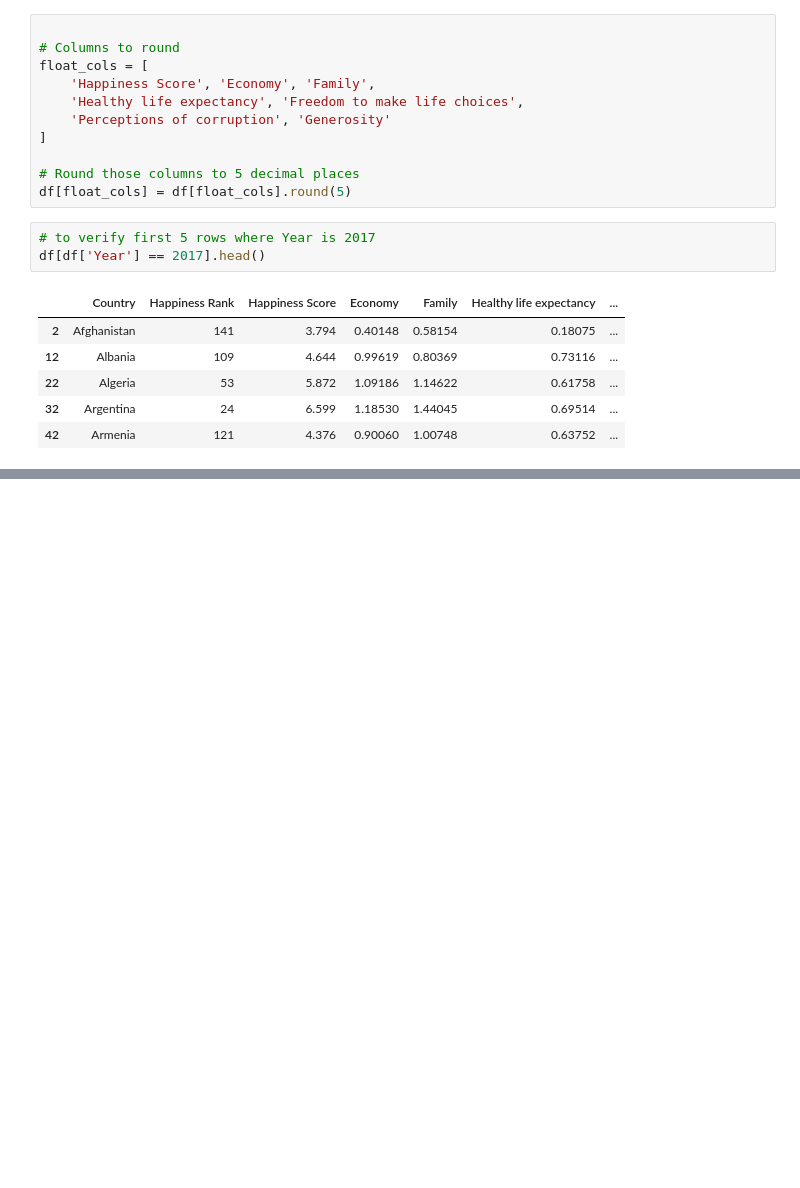
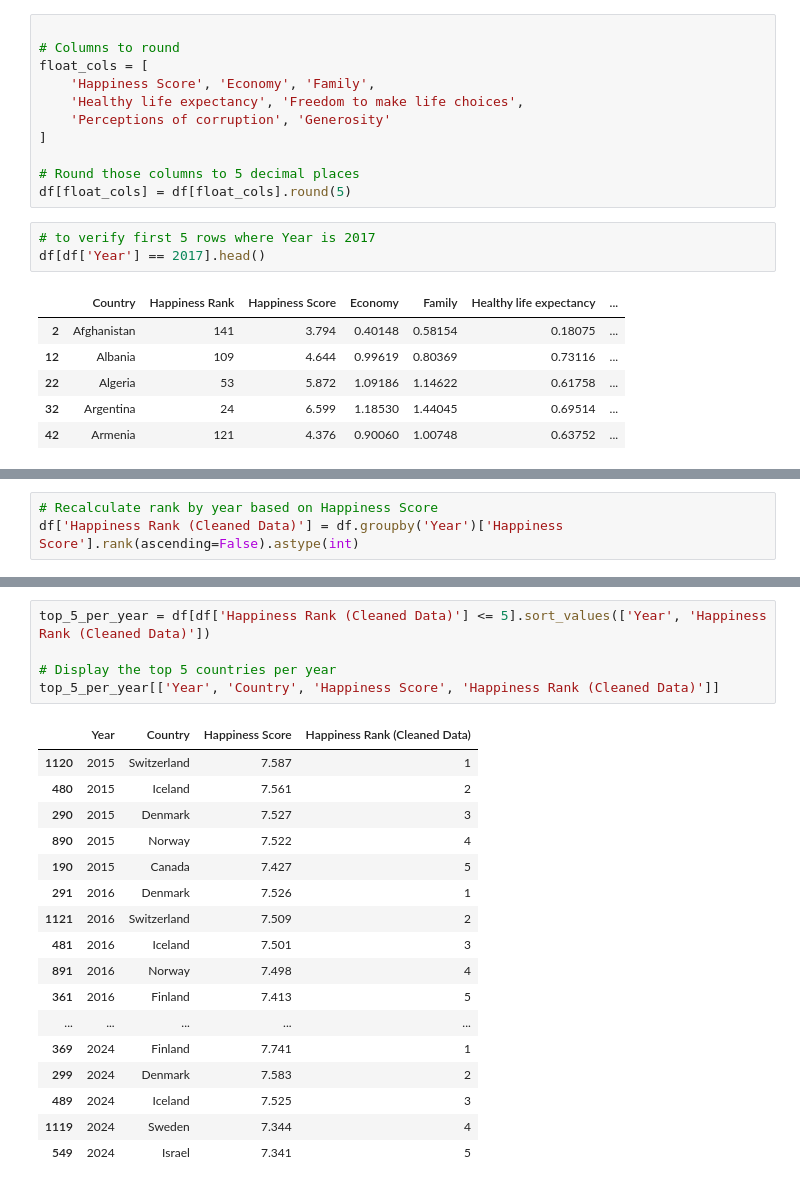
Before and after one commit to angeljayakumar/world-happiness-analytics, a Jupyter notebook: jupyter_notebooks/02_descriptive_analysis.ipynb, the cells around one changed output, grey strips where cells are left out. Saved outputs shown, nothing was run; the diff lists cells and outputs as text; blank space fills up the shorter version.

Commit message:
Create 'Happiness Rank (Cleaned Data)' column to re-rank countries after dropping rows with missing values

```diff
--- a/jupyter_notebooks/02_descriptive_analysis.ipynb
+++ b/jupyter_notebooks/02_descriptive_analysis.ipynb
@@ -402,0 +409,3 @@ df[df['Year'] == 2017].head()
+# %%
+# Recalculate rank by year based on Happiness Score
+df['Happiness Rank (Cleaned Data)'] = df.groupby('Year')['Happiness Score'].rank(ascending=False).astype(int)
@@ -402,0 +421,23 @@ df[df['Year'] == 2017].head()
+# %%
+top_5_per_year = df[df['Happiness Rank (Cleaned Data)'] <= 5].sort_values(['Year', 'Happiness Rank (Cleaned Data)'])
+
+# Display the top 5 countries per year
+top_5_per_year[['Year', 'Country', 'Happiness Score', 'Happiness Rank (Cleaned Data)']]
+# %% [output]
+|  | Year | Country | Happiness Score | Happiness Rank (Cleaned Data) |
+| 1120 | 2015 | Switzerland | 7.587 | 1 |
+| 480 | 2015 | Iceland | 7.561 | 2 |
+| 290 | 2015 | Denmark | 7.527 | 3 |
+| 890 | 2015 | Norway | 7.522 | 4 |
+| 190 | 2015 | Canada | 7.427 | 5 |
+| 291 | 2016 | Denmark | 7.526 | 1 |
+| 1121 | 2016 | Switzerland | 7.509 | 2 |
+| 481 | 2016 | Iceland | 7.501 | 3 |
+| 891 | 2016 | Norway | 7.498 | 4 |
+| 361 | 2016 | Finland | 7.413 | 5 |
+| ... | ... | ... | ... | ... |
+| 369 | 2024 | Finland | 7.741 | 1 |
+| 299 | 2024 | Denmark | 7.583 | 2 |
+| 489 | 2024 | Iceland | 7.525 | 3 |
+| 1119 | 2024 | Sweden | 7.344 | 4 |
+| 549 | 2024 | Israel | 7.341 | 5 |
```
Also changed, not shown: parts of 2 cells of this notebook.
